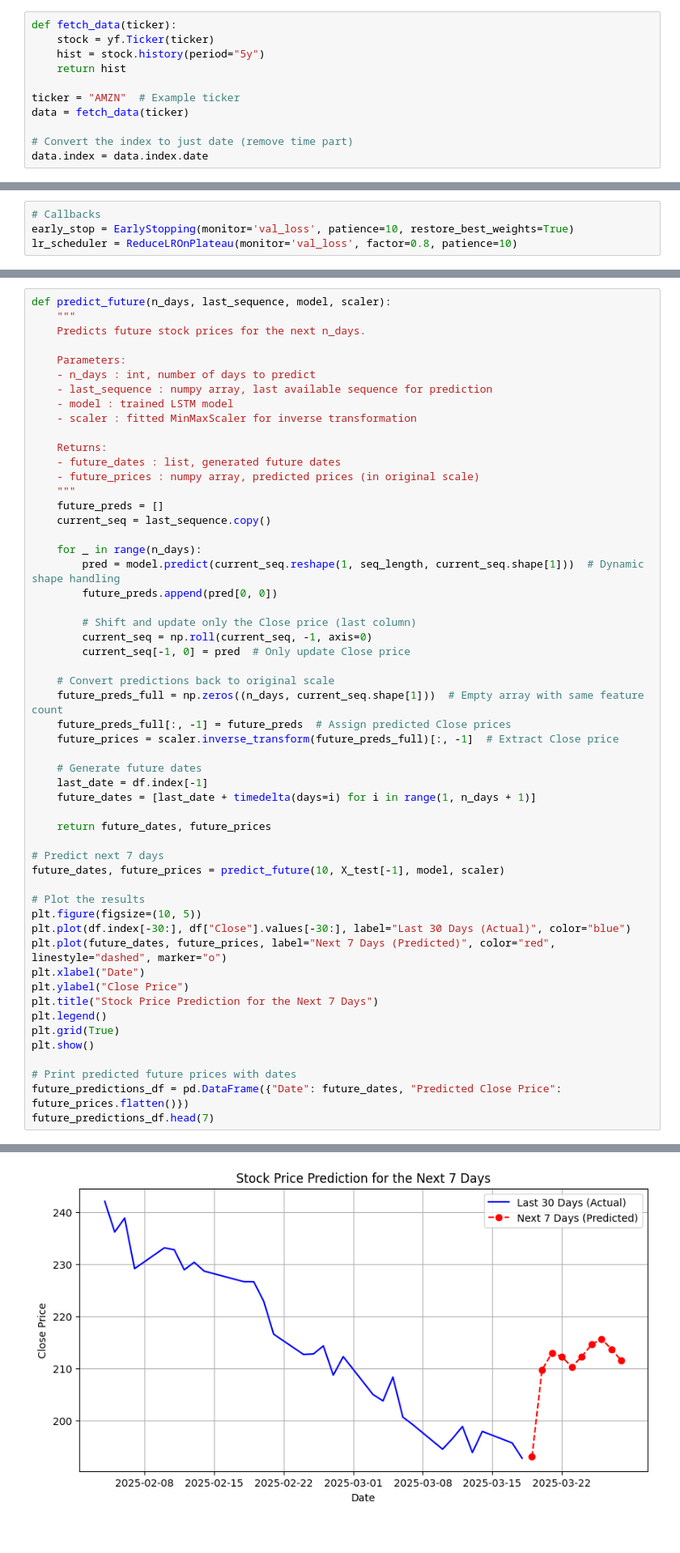
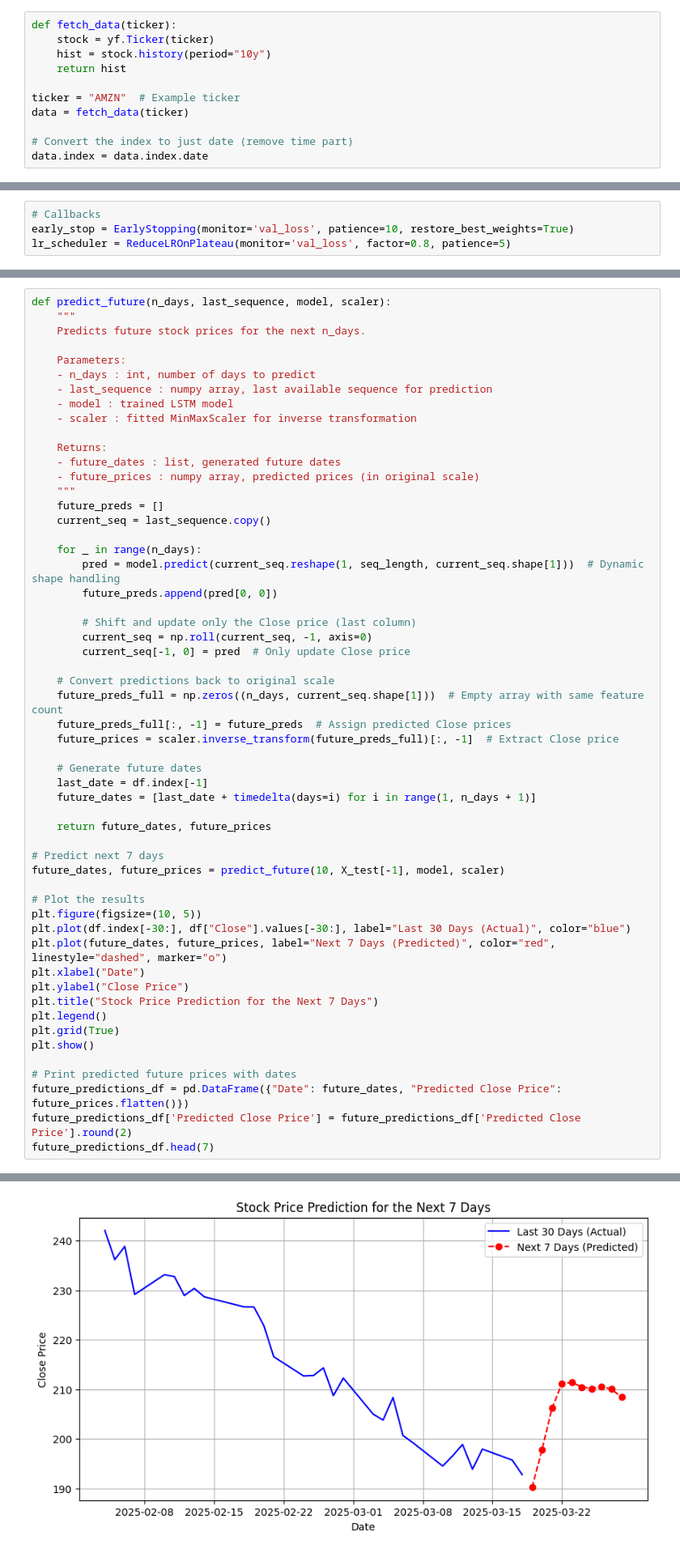
Before and after one commit to roshmita/amazon-stock-lstm, a Jupyter notebook: stock_price_prediction.ipynb, the cells around one changed output, grey strips where cells are left out. Shown at 81% size. Cells and saved outputs as stored; diff of their text form.

```diff
--- a/stock_price_prediction.ipynb
+++ b/stock_price_prediction.ipynb
@@ -16,7 +16,7 @@ from datetime import timedelta
 # %%
 def fetch_data(ticker):
     stock = yf.Ticker(ticker)
-    hist = stock.history(period="5y")
+    hist = stock.history(period="10y")
     return hist
 
 ticker = "AMZN"  # Example ticker
@@ -206,7 +231,7 @@ Model: "sequential_3"
 # %%
 # Callbacks
 early_stop = EarlyStopping(monitor='val_loss', patience=10, restore_best_weights=True)
-lr_scheduler = ReduceLROnPlateau(monitor='val_loss', factor=0.8, patience=10)
+lr_scheduler = ReduceLROnPlateau(monitor='val_loss', factor=0.8, patience=5)
 # %%
 # Train model
 history = model.fit(X_train, y_train, validation_data=(X_val, y_val), epochs=100, batch_size=32, verbose=1, callbacks=[early_stop, lr_scheduler])
@@ -345,5 +391,6 @@ plt.show()
 
 # Print predicted future prices with dates
 future_predictions_df = pd.DataFrame({"Date": future_dates, "Predicted Close Price": future_prices.flatten()})
+future_predictions_df['Predicted Close Price'] = future_predictions_df['Predicted Close Price'].round(2)
 future_predictions_df.head(7)
 # %% [output]
@@ -360,2 +408,2 @@ future_predictions_df.head(7)
-[figure, old version]
+[figure, new version]
 |  | Date | Predicted Close Price |
```
Also changed, not shown: parts of 20 cells of this notebook.
